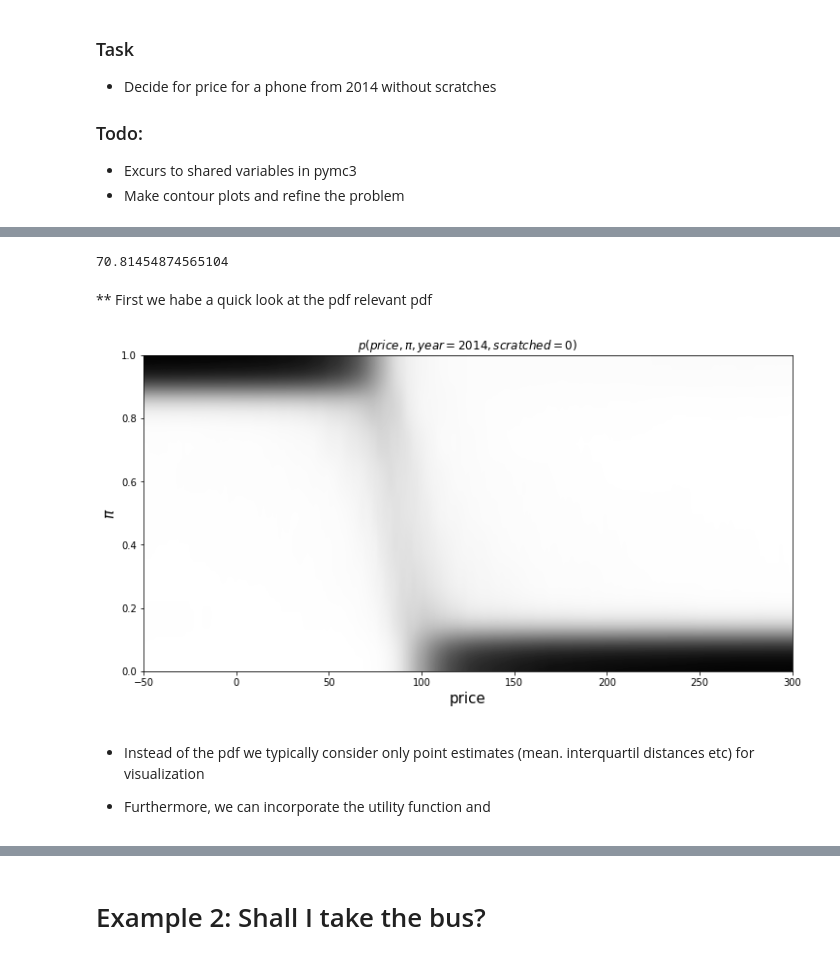
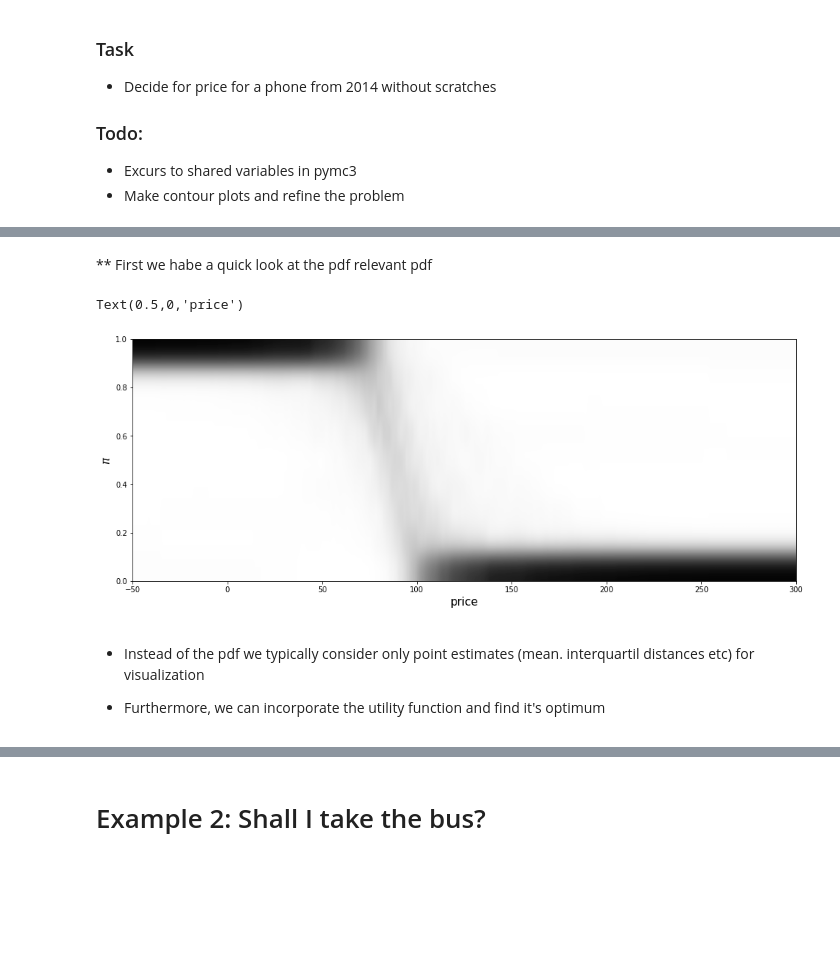
Before and after one commit to 8gradplus/baysian_decision_theory, a Jupyter notebook: simple_decision.ipynb, the cells around one changed output, grey strips where cells are left out. Drawn from its saved outputs; the diff is of its cells as text; code cells hidden in the pictures; blank space fills up the shorter version.

```diff
--- a/simple_decision.ipynb
+++ b/simple_decision.ipynb
@@ -42,16 +61,12 @@ $$\beta_2 \sim \mathcal N(-2, 1) $$
 # %%
-import pymc3 as pm
-
-with pm.Model() as logistic_model:
-    #sold ~ scratched + year + price, data = d, family = bernoulli(link = "logit"
-    pm.glm.GLM.from_formula('sold ~ scratched + year + price',
-                            train,
-                            family=pm.glm.families.Binomial(),
-                            priors={'scratched': pm.Normal.dist(mu=-1, sd=1),
-                                    'year': pm.Normal.dist(mu=1, sd=1),
-                                    'price': pm.Normal.dist(mu=-2, sd=1)}
-                            )
-    trace_logistic_model = pm.sample(2000, chains=1, tune=1000)
+with pm.Model() as logistic:
+    Intercept = pm.Uniform("Intercept", -7000, -1000)
+    scratched = pm.Normal("scratched", mu=-1, sd=1)
+    year = pm.Normal("year", mu=1, sd=1)
+    price = pm.Normal("price", mu=-2, sd=1)
+    pi = pm.math.invlogit(Intercept + scratched * train.scratched + year * train.year + price * train.price)
+    likelihood = pm.Bernoulli('likelihood', pi, observed=train.sold)
+    trace_logistic = pm.sample(chains=1, tune=1000, samples=2000)
 # %% [output]
 Auto-assigning NUTS sampler...
 INFO:pymc3:Auto-assigning NUTS sampler...
@@ -70,43 +95,42 @@ def predict(price, scratched, year, trace):
     return expit(linear)
 
 # probabilities for given phone
-buy_probability = partial(predict, trace=trace_logistic_model, scratched=0, year=2014)
+buy_probability = partial(predict, trace=trace_logistic, scratched=0, year=2014)
 
 # expected utility function
 expected_utility = lambda price: price.flatten() * buy_probability(price).mean(axis=1)
 
 # Numerical optimum
 optimum = minimize_scalar(lambda x: -expected_utility(np.array([[x]])).flatten()[0])['x']
-# %% [output]
-70.81454874565104
 # %% [markdown]
 ** First we habe a quick look at the pdf relevant pdf
 # %%
 prices = np.arange(-50, 300)
 bins = np.linspace(0, 1, 10, endpoint=True)
 pis = bins[1:]
 pdf = np.zeros((len(prices), len(pis)))
 for p in range(len(prices)):
     hist, _ = np.histogram(buy_probability(prices[p]), bins=bins)
     pdf[p, :] = hist
 X, Y = np.meshgrid(prices, pis)
-fig, ax = plt.subplots(figsize=(12,6))
+fig, ax = plt.subplots(figsize=(16,6))
 ax.imshow(pdf.transpose(),
           interpolation='gaussian',
           cmap=plt.cm.binary,
           aspect='auto',
           origin='lower',
           extent=(-50, 300, 0, 1),
           vmax=pdf.max(),
           vmin=0)
 ax.set_ylabel(r"$\pi$", fontsize=15)
 ax.set_xlabel(r"price", fontsize=15)
 # %% [output]
+Text(0.5,0,'price')
-[figure, old version]
+[figure, new version]
 # %% [markdown]
 * Instead of the pdf we typically consider only point estimates (mean. interquartil distances etc) for visualization
 
-* Furthermore, we can incorporate the utility function and
+* Furthermore, we can incorporate the utility function and find it's optimum
 # %%
 import numpy as np
 prices = np.arange(-50, 300)[:,None]
```
Also changed, not shown: parts of 12 cells of this notebook.
